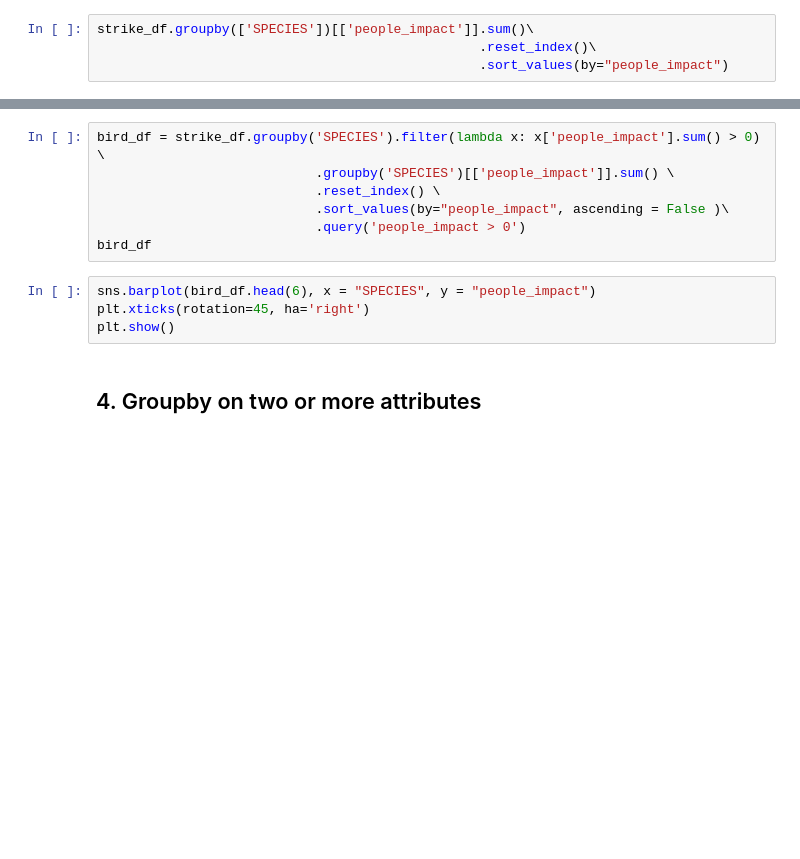
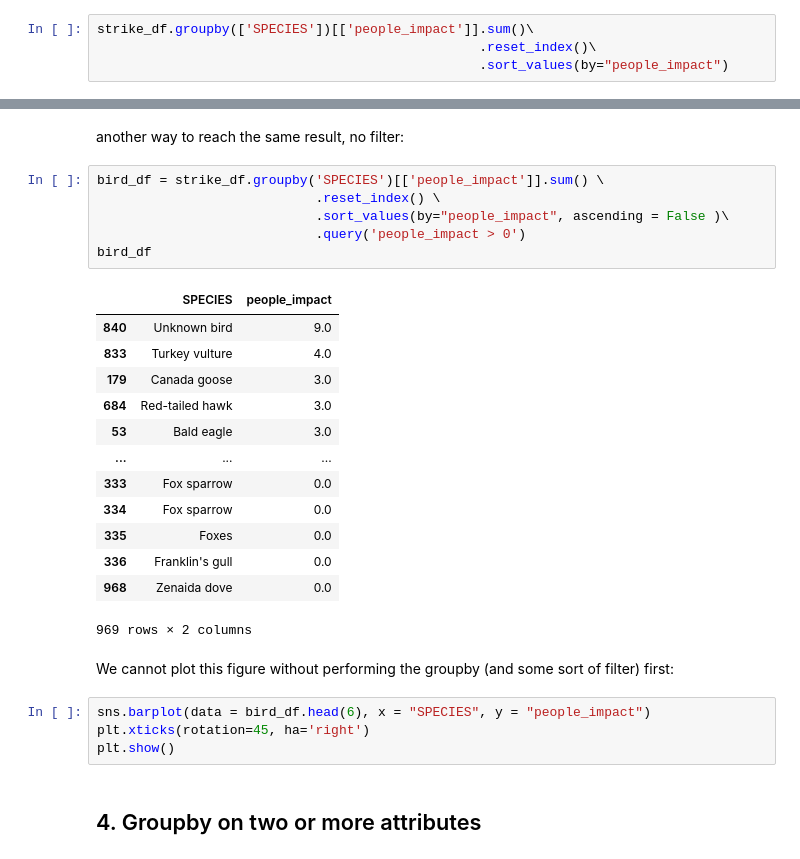
Before and after one commit to nlihin/data-analytics, a Jupyter notebook: unit03_groupby.ipynb, the cells around one changed output, grey strips where cells are left out. Cells and saved outputs as stored; diff of their text form; blank space fills up the shorter version.

```diff
--- a/unit03_groupby.ipynb
+++ b/unit03_groupby.ipynb
@@ -151,12 +164,29 @@ strike_df.groupby(['SPECIES'])[['people_impact']].sum()\
+# %% [markdown]
+another way to reach the same result, no filter:
 # %%
-bird_df = strike_df.groupby('SPECIES').filter(lambda x: x['people_impact'].sum() > 0) \
-                            .groupby('SPECIES')[['people_impact']].sum() \
+bird_df = strike_df.groupby('SPECIES')[['people_impact']].sum() \
                             .reset_index() \
                             .sort_values(by="people_impact", ascending = False )\
                             .query('people_impact > 0')
 bird_df
+# %% [output]
+|  | SPECIES | people_impact |
+| 840 | Unknown bird | 9.0 |
+| 833 | Turkey vulture | 4.0 |
+| 179 | Canada goose | 3.0 |
+| 684 | Red-tailed hawk | 3.0 |
+| 53 | Bald eagle | 3.0 |
+| ... | ... | ... |
+| 333 | Fox sparrow | 0.0 |
+| 334 | Fox sparrow | 0.0 |
+| 335 | Foxes | 0.0 |
+| 336 | Franklin's gull | 0.0 |
+| 968 | Zenaida dove | 0.0 |
+969 rows × 2 columns
+# %% [markdown]
+We cannot plot this figure without performing the groupby (and some sort of filter) first:
 # %%
-sns.barplot(bird_df.head(6), x = "SPECIES", y = "people_impact")
+sns.barplot(data = bird_df.head(6), x = "SPECIES", y = "people_impact")
 plt.xticks(rotation=45, ha='right')
 plt.show()
 # %% [markdown]
```
Also changed, not shown: parts of 5 cells of this notebook.
